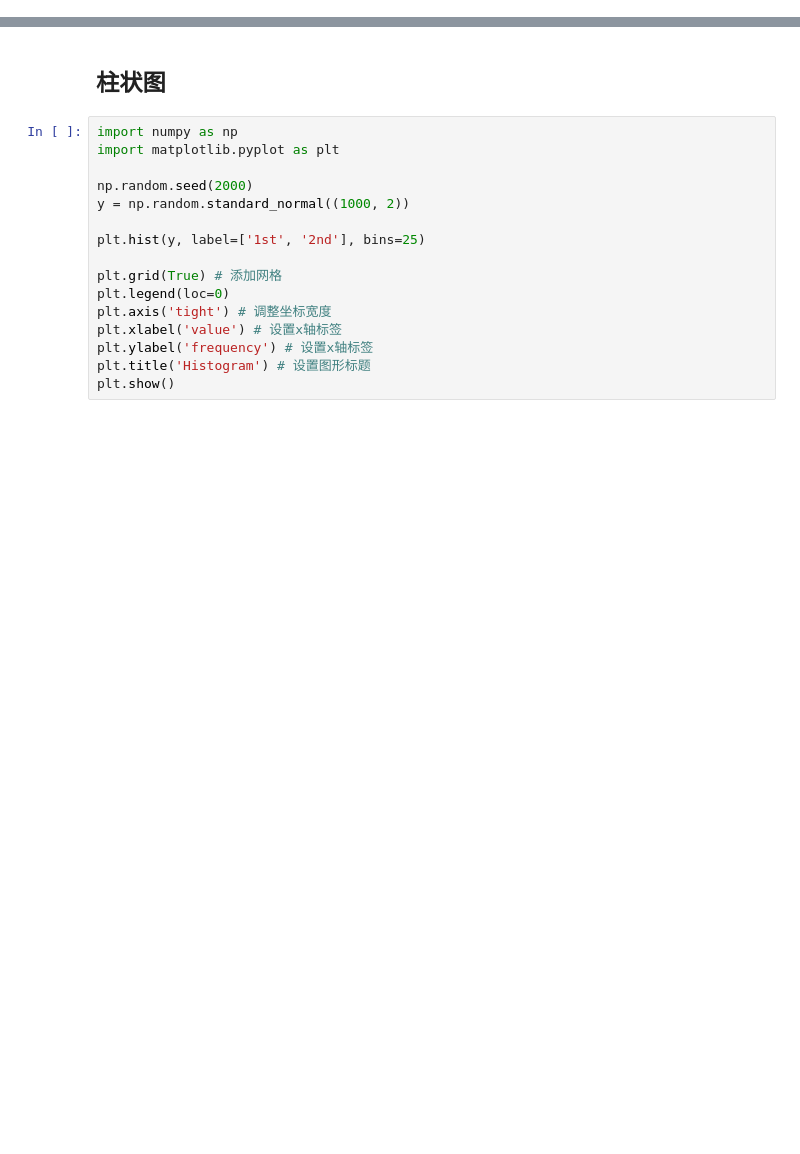
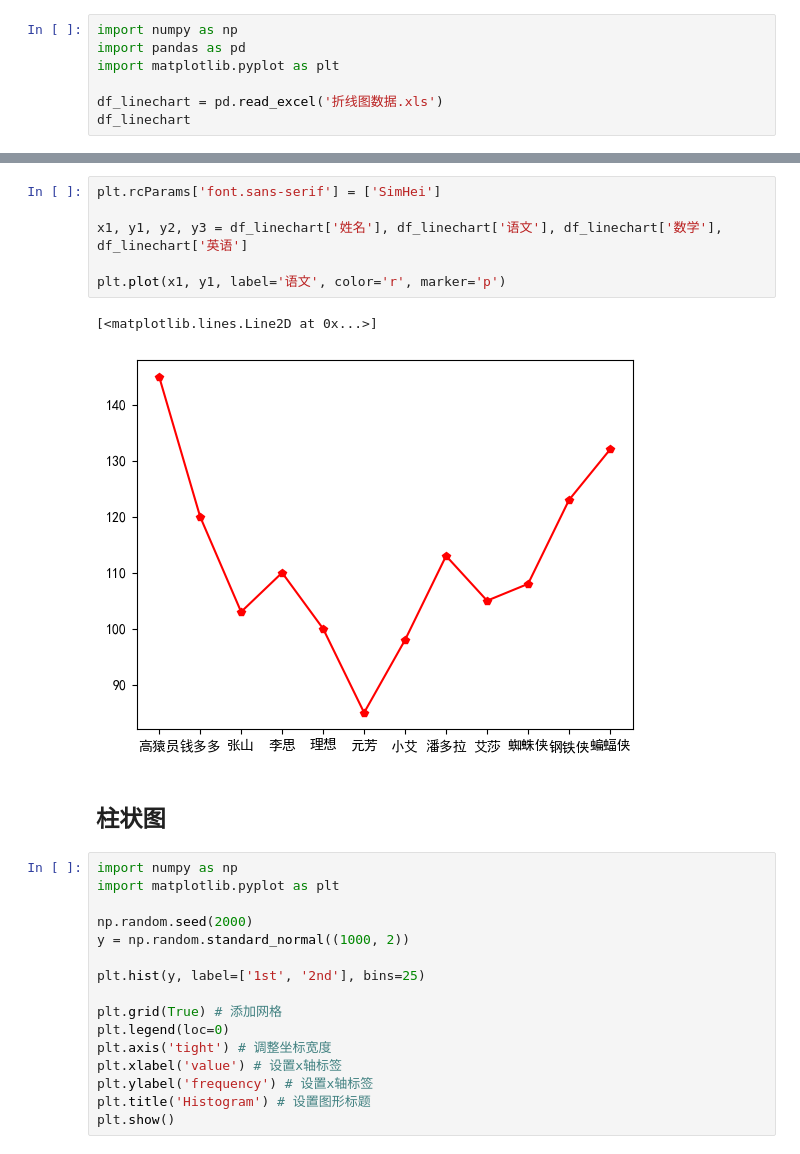
Before and after one commit to tcfh2016/knowledge-map, a Jupyter notebook: Techs/data-science/visualization/matplotlib/kinds_of_plot/kinds_of_plots.ipynb, the cells around one changed output, grey strips where cells are left out. Drawn from its saved outputs; the diff is of its cells as text; blank space fills up the shorter version.

Commit message:
pandas plot.

```diff
--- a/Techs/data-science/visualization/matplotlib/kinds_of_plot/kinds_of_plots.ipynb
+++ b/Techs/data-science/visualization/matplotlib/kinds_of_plot/kinds_of_plots.ipynb
@@ -0,0 +5,7 @@
+# %%
+import numpy as np
+import pandas as pd
+import matplotlib.pyplot as plt
+
+df_linechart = pd.read_excel('折线图数据.xls')
+df_linechart
@@ -1,3 +26,12 @@
+# %%
+plt.rcParams['font.sans-serif'] = ['SimHei']
+
+x1, y1, y2, y3 = df_linechart['姓名'], df_linechart['语文'], df_linechart['数学'], df_linechart['英语']
+
+plt.plot(x1, y1, label='语文', color='r', marker='p')
+# %% [output]
+[<matplotlib.lines.Line2D at 0x...>]
+[figure, added]
 # %% [markdown]
 ## 柱状图
 # %%
```
Also changed, not shown: parts of 3 cells of this notebook, 6 other files.
